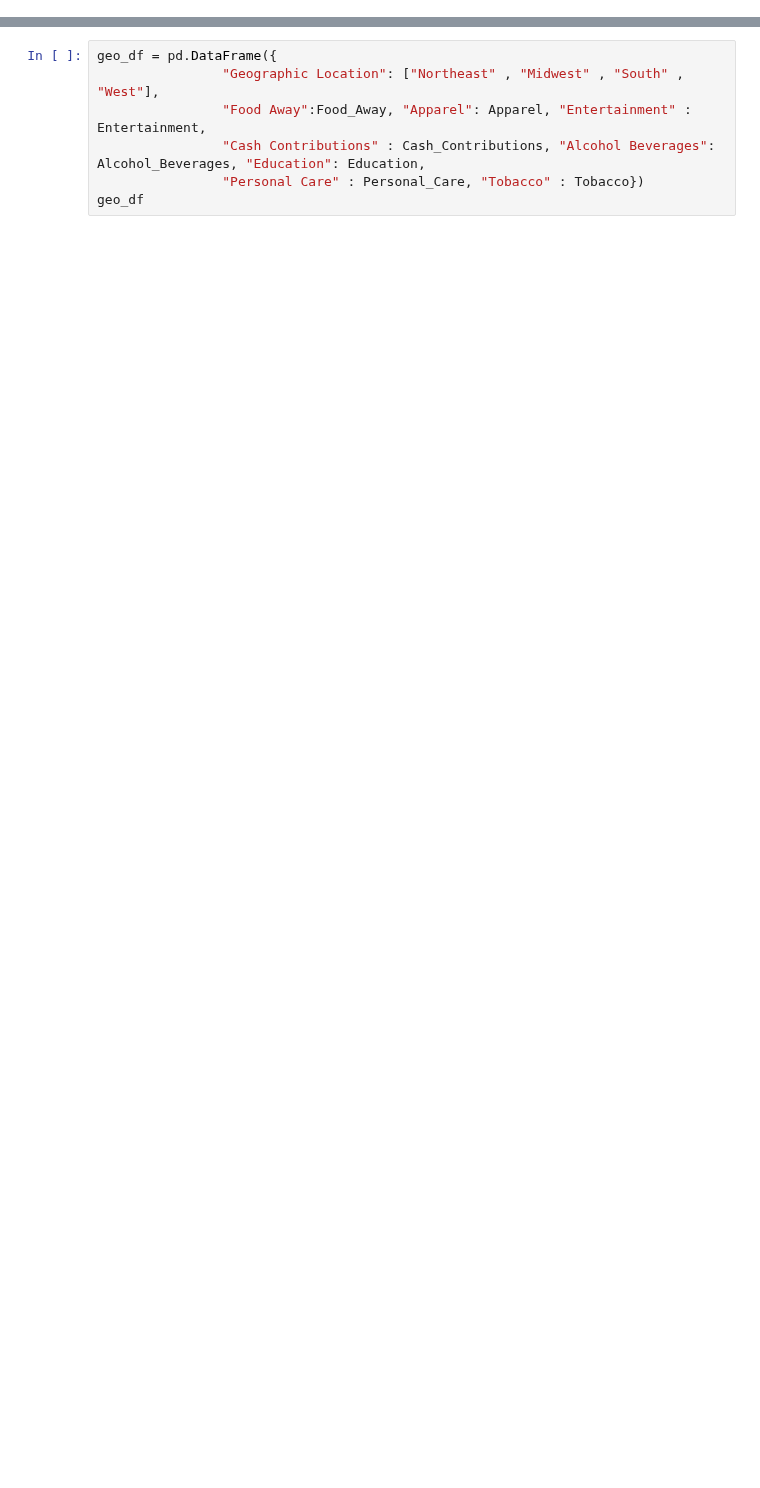
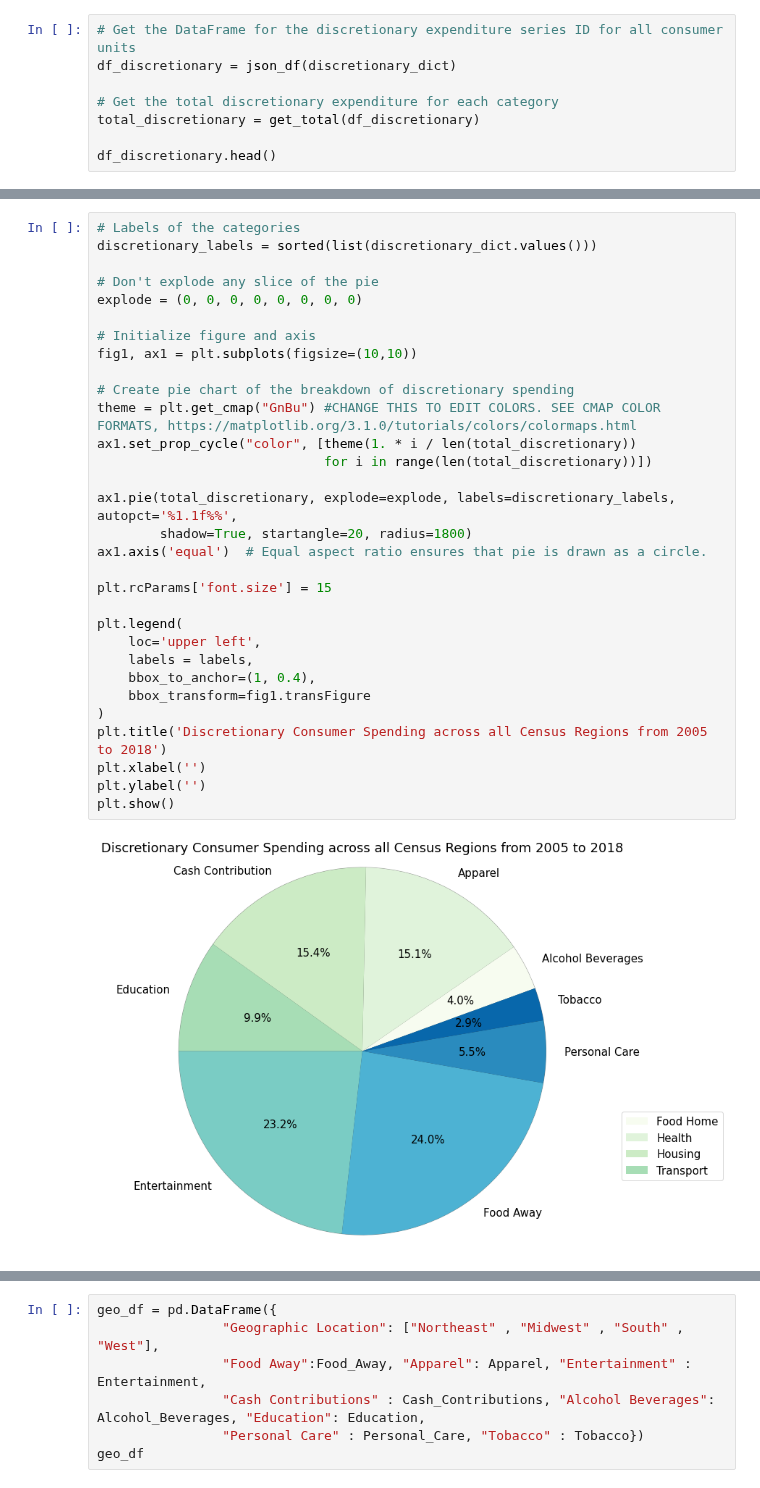
Before and after one commit to joshcoronel/discretionary-spending, a Jupyter notebook: Project_1_main.ipynb, the cells around one changed output, grey strips where cells are left out. Drawn from its saved outputs; the diff is of its cells as text; blank space fills up the shorter version.

```diff
--- a/Project_1_main.ipynb
+++ b/Project_1_main.ipynb
@@ -497,0 +89,8 @@ for total in totals_list:
+# %%
+# Get the DataFrame for the discretionary expenditure series ID for all consumer units
+df_discretionary = json_df(discretionary_dict)
+
+# Get the total discretionary expenditure for each category
+total_discretionary = get_total(df_discretionary)
+
+df_discretionary.head()
@@ -497,0 +121,33 @@ for total in totals_list:
+# %%
+# Labels of the categories
+discretionary_labels = sorted(list(discretionary_dict.values()))
+
+# Don't explode any slice of the pie
+explode = (0, 0, 0, 0, 0, 0, 0, 0)
+
+# Initialize figure and axis
+fig1, ax1 = plt.subplots(figsize=(10,10))
+
+# Create pie chart of the breakdown of discretionary spending
+theme = plt.get_cmap("GnBu") #CHANGE THIS TO EDIT COLORS. SEE CMAP COLOR FORMATS, https://matplotlib.org/3.1.0/tutorials/colors/colormaps.html
+ax1.set_prop_cycle("color", [theme(1. * i / len(total_discretionary))
+                             for i in range(len(total_discretionary))])
+
+ax1.pie(total_discretionary, explode=explode, labels=discretionary_labels, autopct='%1.1f%%',
+        shadow=True, startangle=20, radius=1800)
+ax1.axis('equal')  # Equal aspect ratio ensures that pie is drawn as a circle.
+
+plt.rcParams['font.size'] = 15
+
+plt.legend(
+    loc='upper left',
+    labels = labels,
+    bbox_to_anchor=(1, 0.4),
+    bbox_transform=fig1.transFigure
+)
+plt.title('Discretionary Consumer Spending across all Census Regions from 2005 to 2018')
+plt.xlabel('')
+plt.ylabel('')
+plt.show()
+# %% [output]
+[figure, added]
```
Also changed, not shown: parts of 46 cells of this notebook.
